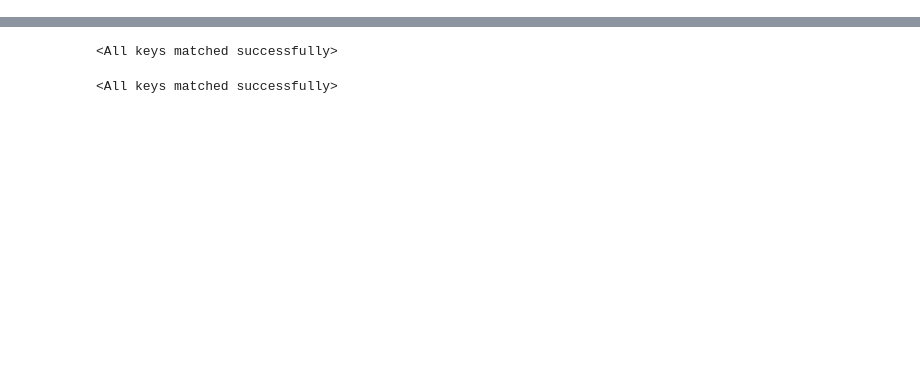
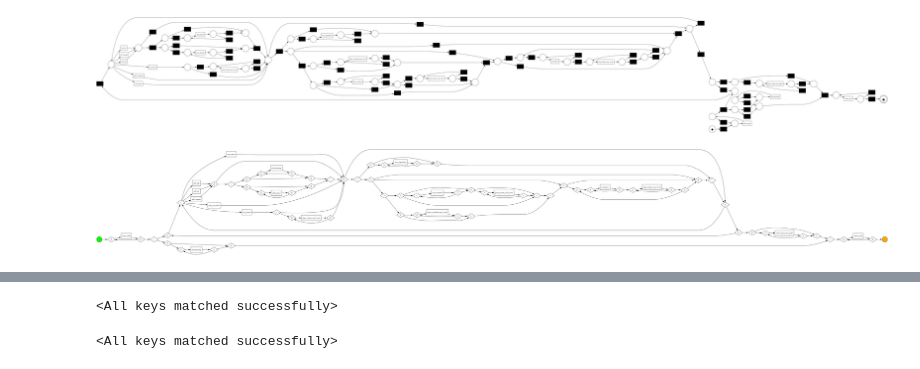
Before and after one commit to maxim-mat/trace-denoise, a Jupyter notebook: src/explore_results.ipynb, the cells around one changed output, grey strips where cells are left out. Saved outputs shown, nothing was run; the diff lists cells and outputs as text; code cells hidden in the pictures; blank space fills up the shorter version.

Commit message:
compare with sktr

```diff
--- a/src/explore_results.ipynb
+++ b/src/explore_results.ipynb
@@ -112,0 +109,34 @@ breakfast_dataset = SaladsDataset(breakfast_data['target'], breakfast_data['stoc
+# %%
+salads_train, salads_test = train_test_split(salads_dataset, train_size=0.5, shuffle=True, random_state=42)
+gtea_train, gtea_test = train_test_split(gtea_dataset, train_size=0.5, shuffle=True, random_state=42)
+# %%
+import json
+
+with open("../runs/50_salads_500_sample/cfg.json", "r") as f:
+    cfg_json = json.load(f)
+    salads_cfg = Config(**cfg_json)
+
+with open("../runs/gtea_500_sample/cfg.json", "r") as f:
+    cfg_json = json.load(f)
+    gtea_cfg = Config(**cfg_json)
+
+gtea_cfg.activity_names = {
+    0: "a_0",
+    1: "a_1",
+    2: "a_2",
+    3: "a_3",
+    4: "a_4",
+    5: "a_5",
+    6: "a_6",
+    7: "a_7",
+    8: "a_8",
+    9: "a_9",
+    10: "a_10",
+    11: "EOT"
+}
+# %%
+from utils import train_sktr
+from utils import discover_dk_process
+
+salads_net, salads_init_marking, salads_final_marking = discover_dk_process(salads_train, salads_cfg)
+salads_net
@@ -112,0 +150,14 @@ breakfast_dataset = SaladsDataset(breakfast_data['target'], breakfast_data['stoc
+# %%
+from pm4py.visualization.petri_net import visualizer as pn_visualizer
+
+gviz = pn_visualizer.apply(salads_net, salads_init_marking, salads_final_marking)
+pn_visualizer.view(gviz)
+# %% [output]
+[figure, added]
+# %%
+from pm4py import convert_to_bpmn, view_bpmn
+
+salads_bpmn = convert_to_bpmn(salads_net, salads_init_marking, salads_final_marking)
+view_bpmn(salads_bpmn)
+# %% [output]
+[figure, added]
```
Also changed, not shown: parts of 24 cells of this notebook, 10 other files.
